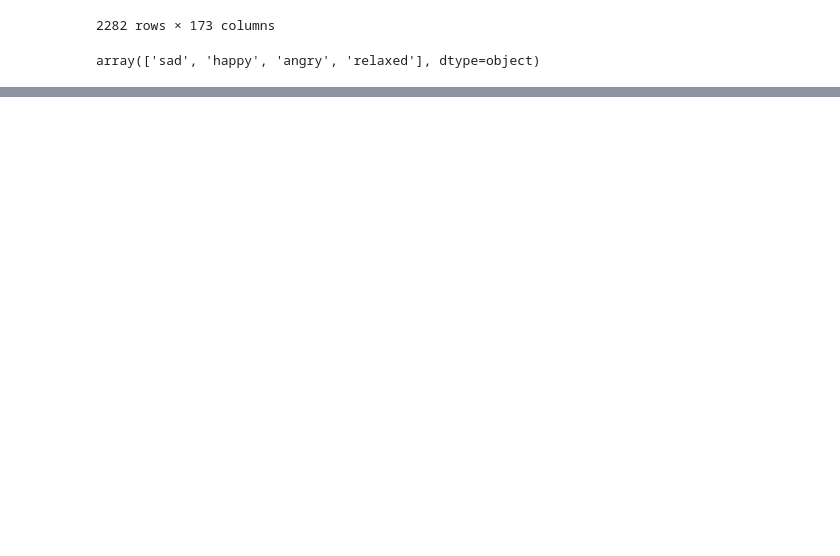
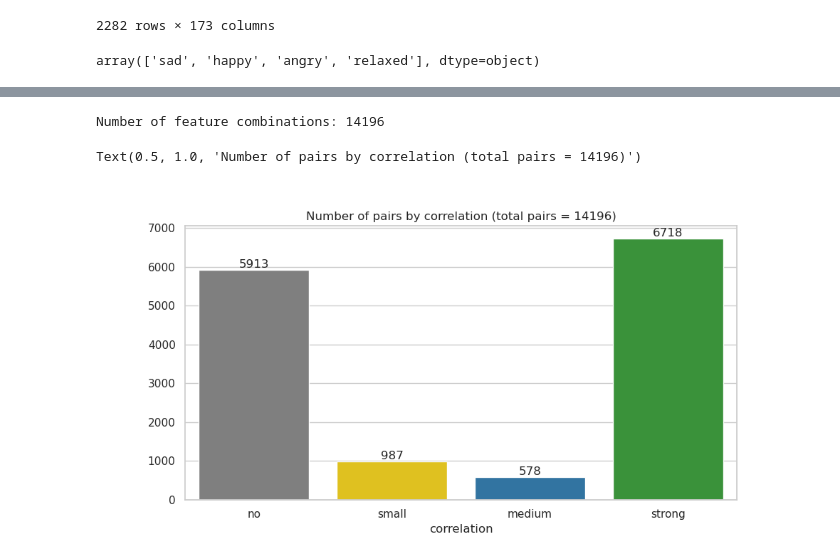
Before and after one commit to The-Deadly-Hyenas/Data-Exploration, a Jupyter notebook: data_exploration_paul.ipynb, the cells around one changed output, grey strips where cells are left out. Drawn from its saved outputs; the diff is of its cells as text; code cells hidden in the pictures; blank space fills up the shorter version.

```diff
--- a/data_exploration_paul.ipynb
+++ b/data_exploration_paul.ipynb
@@ -284,0 +236,8 @@ plot_class_dist(df_feat_agg, "Distribution of classes in segments (features)")
+# %%
+df_only_feat = df_features.loc[
+    :, "essentia_dissonance_mean":"mirtoolbox_roughness_pct_90"
+]
+
+feat_corr = df_only_feat.corr(method="pearson")
+
+feat_corr
@@ -284,0 +268,64 @@ plot_class_dist(df_feat_agg, "Distribution of classes in segments (features)")
+# %%
+from itertools import combinations
+
+weak = []
+medium = []
+strong = []
+no_corr = []
+
+feature_combis = combinations(feat_corr.columns, 2)
+n_combis = len(list(combinations(feat_corr.columns, 2)))
+print(f"Number of feature combinations: {n_combis}")
+
+
+for f1, f2 in feature_combis:
+    corr = feat_corr[f1].loc[f2]
+    # weak
+    if 0.1 <= abs(corr) < 0.3:
+        weak.append(dict([("corr", corr), ("feature 1", f1), ("feature 2", f2)]))
+
+    # medium
+    elif 0.3 <= abs(corr) < 0.5:
+        medium.append(dict([("corr", corr), ("feature 1", f1), ("feature 2", f2)]))
+
+    # strong
+    elif 0.5 <= abs(corr):
+        strong.append(dict([("corr", corr), ("feature 1", f1), ("feature 2", f2)]))
+    # no correlation
+    else:
+        no_corr.append(dict([("corr", corr), ("feature 1", f1), ("feature 2", f2)]))
+# %% [output]
+Number of feature combinations: 14196
+# %%
+df_weak = pd.DataFrame(weak)
+df_medium = pd.DataFrame(medium)
+df_strong = pd.DataFrame(strong)
+df_no_corr = pd.DataFrame(no_corr)
+# %%
+sns.set_theme(style="whitegrid")
+
+# get the data the hard way
+x = ["no", "small", "medium", "strong"]
+
+
+# color palette as dictionary
+palette = {
+    "no": "tab:gray",
+    "small": "gold",
+    "medium": "tab:blue",
+    "strong": "tab:green",
+}
+
+y = [len(df) for df in [df_weak, df_medium, df_strong, df_no_corr]]
+
+# use subplot to change size
+fig, ax = plt.subplots(figsize=(10, 5), dpi=100)
+# barplot
+ax1 = sns.barplot(x=x, y=y, palette=palette, ax=ax)
+# add numbers on top of bars
+ax1.bar_label(ax.containers[0])
+ax1.set_xlabel("correlation")
+ax1.set_title(f"Number of pairs by correlation (total pairs = {n_combis})")
+# %% [output]
+Text(0.5, 1.0, 'Number of pairs by correlation (total pairs = 14196)')
+[figure, added]
```
Also changed, not shown: parts of 14 cells of this notebook.
